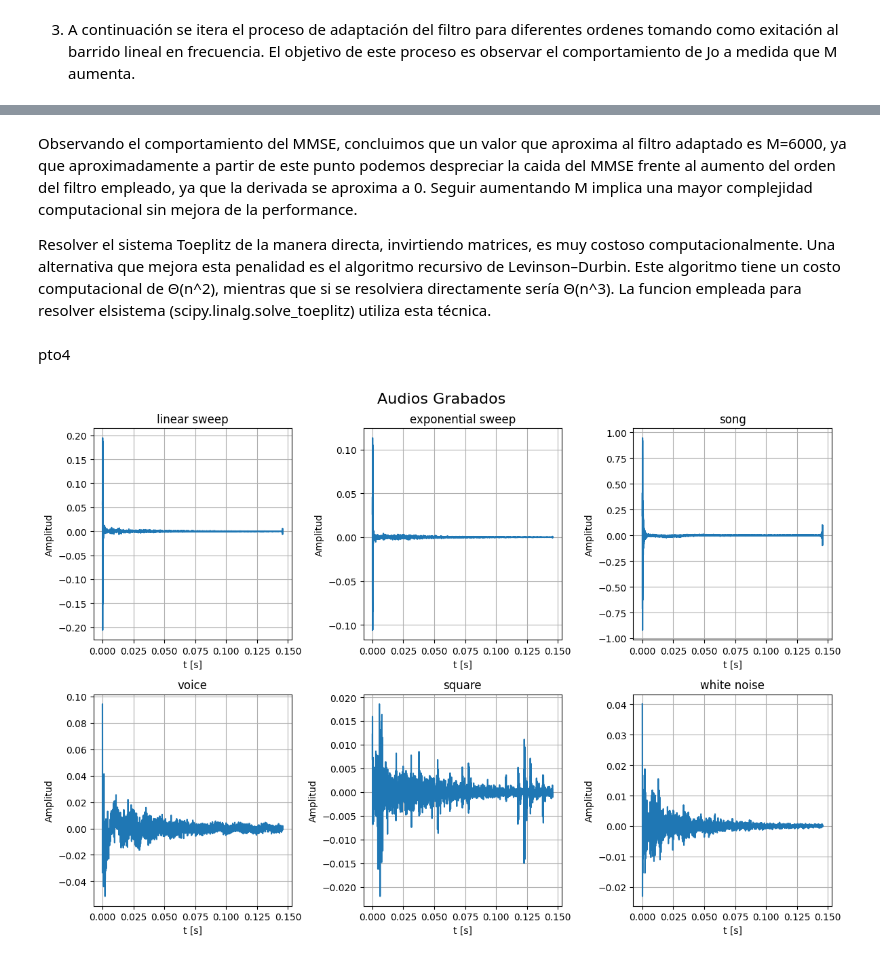
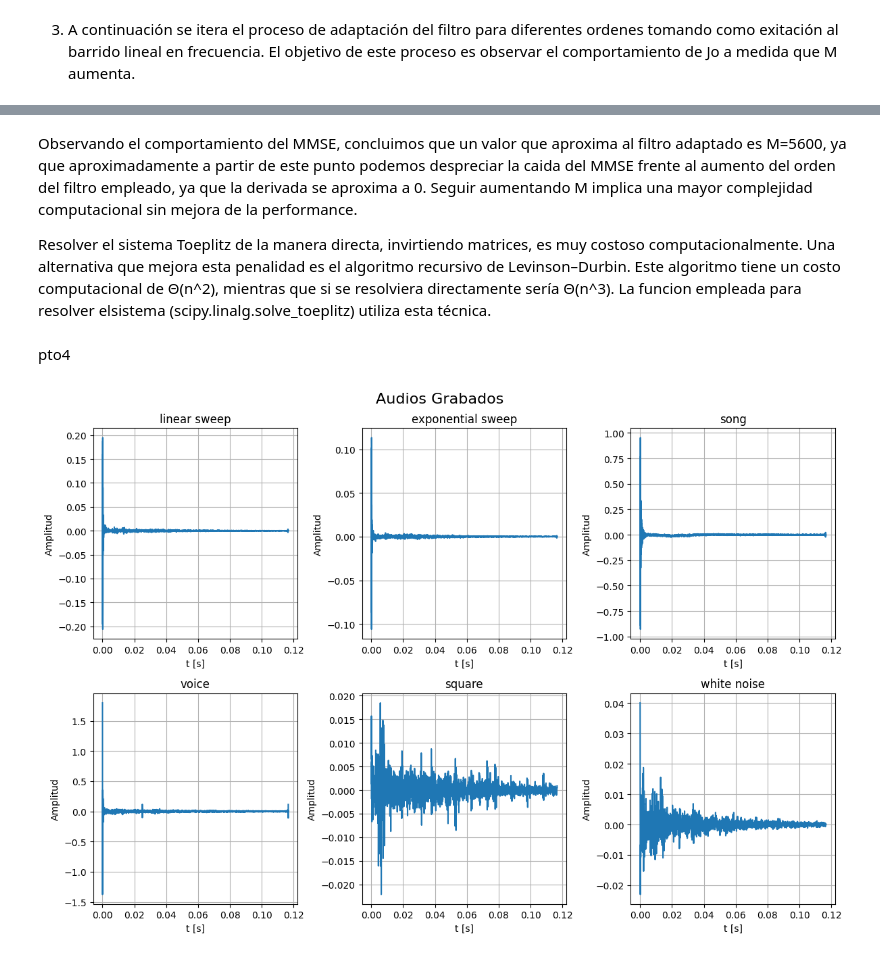
Before and after one commit to JBatRey/Procesamiento-Adaptativo-de-Se-ales-Aleatorias, a Jupyter notebook: TP2/tp2_main.ipynb, the cells around one changed output, grey strips where cells are left out. Drawn from its saved outputs; the diff is of its cells as text; code cells hidden in the pictures.

```diff
--- a/TP2/tp2_main.ipynb
+++ b/TP2/tp2_main.ipynb
@@ -14,7 +14,12 @@ def read_audios(og, rec):
     audio_grabado = audio_grabado / 32767
     audio_original -= np.mean(audio_original)
     audio_grabado -= np.mean(audio_grabado)
-    audio_grabado = audio_grabado.mean(axis=1).astype(audio_grabado.dtype)
+    try:
+        audio_grabado = audio_grabado.mean(axis=1).astype(audio_grabado.dtype)
+        audio_original = audio_original.mean(axis=1).astype(audio_original.dtype)
+    except:
+        pass
+
 
     return audio_original, audio_grabado
 
@@ -53,14 +58,14 @@ La guitarra eléctrica, el bajo, la voz del cantante y la batería; permiten obt
 og = ["./audios_originales/lin_og.wav",
       "./audios_originales/exp_og.wav",
       "./audios_originales/metallica_og.wav",
-      "./audios_originales/poema_og.wav",
+      "./audios_originales/audio_og.wav",
       "./audios_originales/square_og.wav",
       "./audios_originales/white_noise_og.wav"
       ]
 rec = ["./grabaciones/lin_rec.wav",
       "./grabaciones/exp_rec.wav",
       "./grabaciones/metallica_rec.wav",
-      "./grabaciones/poema_rec.wav",
+      "./grabaciones/audio_rec.wav",
       "./grabaciones/square_rec.wav",
       "./grabaciones/white_noise_rec.wav"]
 labels = ['linear sweep', 'exponential sweep', 'song', 'voice', 'square', 'white noise']
@@ -74,7 +79,7 @@ for i in range(6):
     col = i % 3   # Calculate the column index (0, 1, or 2)
 
     audio_original, audio_grabado = read_audios(og[i], rec[i])
-    f, Pxx_den = welch(audio_original, fs=48000, window='parzen', nperseg=6000, noverlap=3000, detrend='constant', return_onesided=True, scaling='density')
+    f, Pxx_den = welch(audio_original, fs=48000, window='parzen', nperseg=6000, noverlap=2000, detrend='constant', return_onesided=True, scaling='density')
     plt.xlim(20,20000)
     # Plot data in the corresponding subplot
     axs[row, col].plot(f, 10*np.log10(Pxx_den))
@@ -190,11 +195,11 @@ plt.legend()
 # %% [markdown]
-Observando el comportamiento del MMSE, concluimos que un valor que aproxima al filtro adaptado es M=6000, ya que aproximadamente a partir de este punto podemos despreciar la caida del MMSE frente al aumento del orden del filtro empleado, ya que la derivada se aproxima a 0. Seguir aumentando M implica una mayor complejidad computacional sin mejora de la performance.
+Observando el comportamiento del MMSE, concluimos que un valor que aproxima al filtro adaptado es M=5600, ya que aproximadamente a partir de este punto podemos despreciar la caida del MMSE frente al aumento del orden del filtro empleado, ya que la derivada se aproxima a 0. Seguir aumentando M implica una mayor complejidad computacional sin mejora de la performance.
 
 Resolver el sistema Toeplitz de la manera directa, invirtiendo matrices, es muy costoso computacionalmente. Una alternativa que mejora esta penalidad es el algoritmo recursivo de Levinson–Durbin. Este algoritmo tiene un costo computacional de Θ(n^2), mientras que si se resolviera directamente sería Θ(n^3). La funcion empleada para resolver elsistema (scipy.linalg.solve_toeplitz) utiliza esta técnica.
 # %% [markdown]
 pto4
 # %%
-M=7000
+M=5600
 
 fig, axs = plt.subplots(2, 3, figsize=(12, 8))
 wo_array =[]
@@ -209,34 +214,34 @@ for i in range(6):
     delay_samples = calc_delay(audio_original, audio_grabado)
     audio_grabado = audio_grabado[delay_samples:delay_samples+480000]
 
     audio_grabado = audio_grabado
     audio_original = audio_original
 
     r = correlate(audio_original, audio_original, 'full')[len(audio_original)-1:] / len(audio_original)
     p = correlate(audio_grabado, audio_original, 'full')[len(audio_original)-1:] / len(audio_original)
 
     wo, Jo = make_filter(M, r, p, np.var(audio_grabado))
     Jo_array.append(Jo)
     E_array.append(Jo/np.var(audio_grabado))
     wo_array.append(wo)
 
     # Plot data in the corresponding subplot
     axs[row, col].plot(np.array(range(len(wo)))/48000,wo)
 
     # Customize subplot labels, titles, etc., as needed
     axs[row, col].set_xlabel('t [s]')
     axs[row, col].set_ylabel('Amplitud')
     axs[row, col].set_title(labels[i])
     axs[row, col].grid()
     #axs[row, col].set_xlim(20,20000)
 
 # Adjust layout and spacing
 plt.tight_layout()
 fig.suptitle('Audios Grabados', fontsize=16,  y=1.02)
 # Show the plot
 plt.show()
 # %% [output]
-[figure, old version]
+[figure, new version]
 # %%
 import matplotlib.pyplot as plt
 import numpy as np
```
Also changed, not shown: parts of 9 cells of this notebook, 9 other files.
